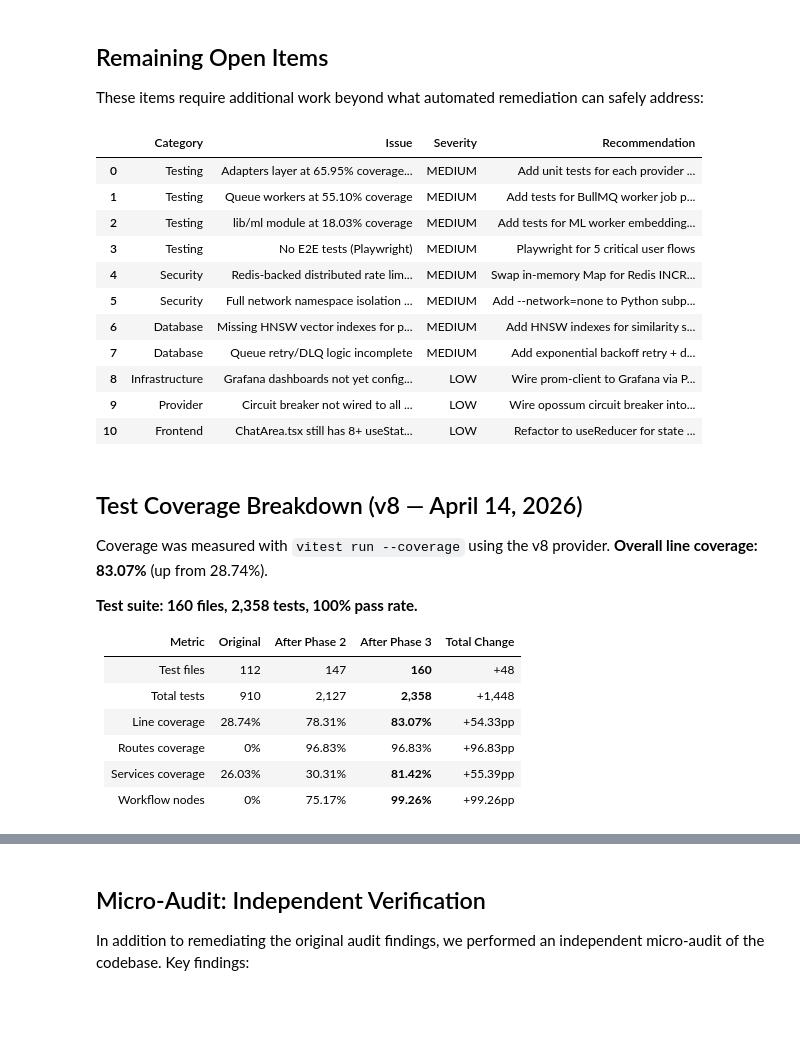
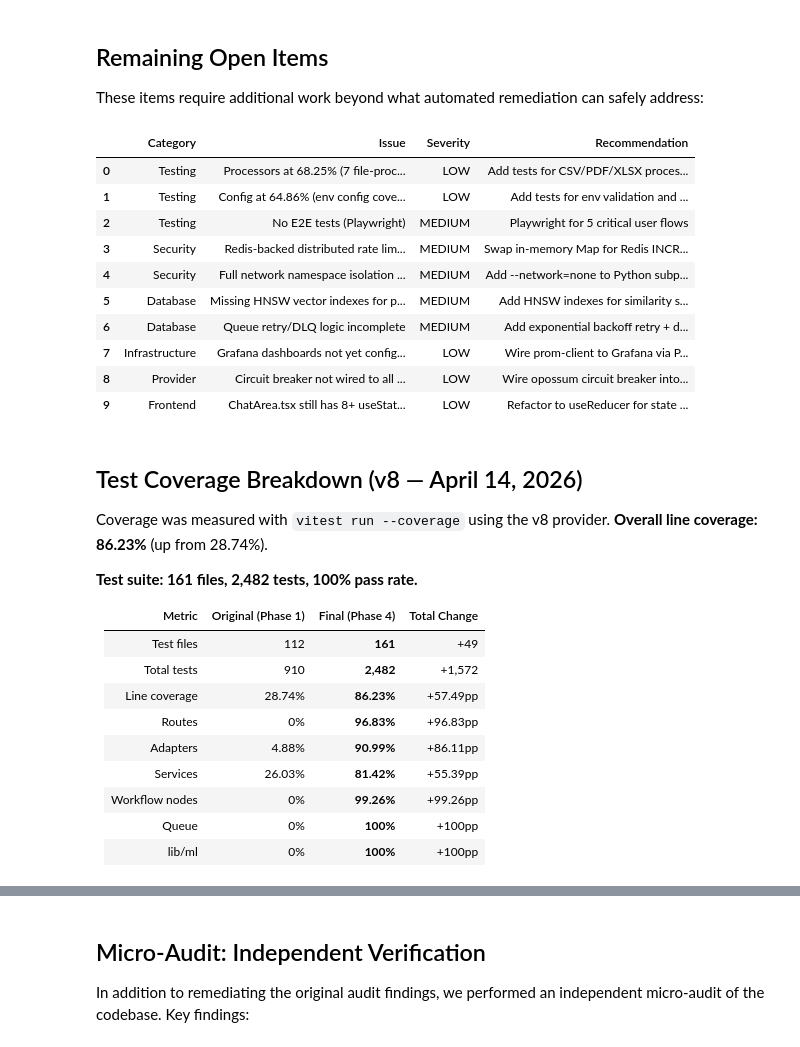
Before and after one commit to Yash-Awasthi/Judica, a Jupyter notebook: AUDIT_REPORT.ipynb, the cells around one changed output, grey strips where cells are left out. Saved outputs shown, nothing was run; the diff lists cells and outputs as text; code cells hidden in the pictures; blank space fills up the shorter version.

```diff
--- a/AUDIT_REPORT.ipynb
+++ b/AUDIT_REPORT.ipynb
@@ -470,7 +468,6 @@ These items require additional work beyond what automated remediation can safely
 # %%
 remaining = pd.DataFrame({
     'Category': [
-        'Testing',
         'Testing',
         'Testing',
         'Testing',
@@ -479,66 +476,66 @@ remaining = pd.DataFrame({
         'Database',
         'Database',
         'Infrastructure',
         'Provider',
         'Frontend'
     ],
     'Issue': [
-        'Adapters layer at 65.95% coverage (target: 80%)',
-        'Queue workers at 55.10% coverage',
-        'lib/ml module at 18.03% coverage',
+        'Processors at 68.25% (7 file-processing modules)',
+        'Config at 64.86% (env config coverage)',
         'No E2E tests (Playwright)',
         'Redis-backed distributed rate limiting for production',
         'Full network namespace isolation for Python sandbox',
         'Missing HNSW vector indexes for pgvector',
         'Queue retry/DLQ logic incomplete',
         'Grafana dashboards not yet configured',
         'Circuit breaker not wired to all adapter call paths',
         'ChatArea.tsx still has 8+ useState (useReducer recommended)'
     ],
-    'Severity': ['MEDIUM', 'MEDIUM', 'MEDIUM', 'MEDIUM', 'MEDIUM', 'MEDIUM', 'MEDIUM', 'MEDIUM', 'LOW', 'LOW', 'LOW'],
+    'Severity': ['LOW', 'LOW', 'MEDIUM', 'MEDIUM', 'MEDIUM', 'MEDIUM', 'MEDIUM', 'LOW', 'LOW', 'LOW'],
     'Recommendation': [
-        'Add unit tests for each provider adapter call/stream methods',
-        'Add tests for BullMQ worker job processing',
-        'Add tests for ML worker embedding logic',
+        'Add tests for CSV/PDF/XLSX processing handlers',
+        'Add tests for env validation and config loading',
         'Playwright for 5 critical user flows',
         'Swap in-memory Map for Redis INCR in rate limiter',
         'Add --network=none to Python subprocess or use Docker isolation',
         'Add HNSW indexes for similarity search performance',
         'Add exponential backoff retry + dead letter queue',
         'Wire prom-client to Grafana via Prometheus scrape',
         'Wire opossum circuit breaker into adapter fetch paths',
         'Refactor to useReducer for state consolidation'
     ]
 })
 remaining
 # %% [output]
 |  | Category | Issue | Severity | Recommendation |
-| 0 | Testing | Adapters layer at 65.95% coverage... | MEDIUM | Add unit tests for each provider ... |
-| 1 | Testing | Queue workers at 55.10% coverage | MEDIUM | Add tests for BullMQ worker job p... |
-| 2 | Testing | lib/ml module at 18.03% coverage | MEDIUM | Add tests for ML worker embedding... |
-| 3 | Testing | No E2E tests (Playwright) | MEDIUM | Playwright for 5 critical user flows |
-| 4 | Security | Redis-backed distributed rate lim... | MEDIUM | Swap in-memory Map for Redis INCR... |
-| 5 | Security | Full network namespace isolation ... | MEDIUM | Add --network=none to Python subp... |
-| 6 | Database | Missing HNSW vector indexes for p... | MEDIUM | Add HNSW indexes for similarity s... |
-| 7 | Database | Queue retry/DLQ logic incomplete | MEDIUM | Add exponential backoff retry + d... |
-| 8 | Infrastructure | Grafana dashboards not yet config... | LOW | Wire prom-client to Grafana via P... |
-| 9 | Provider | Circuit breaker not wired to all ... | LOW | Wire opossum circuit breaker into... |
-| 10 | Frontend | ChatArea.tsx still has 8+ useStat... | LOW | Refactor to useReducer for state ... |
+| 0 | Testing | Processors at 68.25% (7 file-proc... | LOW | Add tests for CSV/PDF/XLSX proces... |
+| 1 | Testing | Config at 64.86% (env config cove... | LOW | Add tests for env validation and ... |
+| 2 | Testing | No E2E tests (Playwright) | MEDIUM | Playwright for 5 critical user flows |
+| 3 | Security | Redis-backed distributed rate lim... | MEDIUM | Swap in-memory Map for Redis INCR... |
+| 4 | Security | Full network namespace isolation ... | MEDIUM | Add --network=none to Python subp... |
+| 5 | Database | Missing HNSW vector indexes for p... | MEDIUM | Add HNSW indexes for similarity s... |
+| 6 | Database | Queue retry/DLQ logic incomplete | MEDIUM | Add exponential backoff retry + d... |
+| 7 | Infrastructure | Grafana dashboards not yet config... | LOW | Wire prom-client to Grafana via P... |
+| 8 | Provider | Circuit breaker not wired to all ... | LOW | Wire opossum circuit breaker into... |
+| 9 | Frontend | ChatArea.tsx still has 8+ useStat... | LOW | Refactor to useReducer for state ... |
 # %% [markdown]
 ## Test Coverage Breakdown (v8 — April 14, 2026)
 
-Coverage was measured with `vitest run --coverage` using the v8 provider. **Overall line coverage: 83.07%** (up from 28.74%).
+Coverage was measured with `vitest run --coverage` using the v8 provider. **Overall line coverage: 86.23%** (up from 28.74%).
 
-**Test suite: 160 files, 2,358 tests, 100% pass rate.**
+**Test suite: 161 files, 2,482 tests, 100% pass rate.**
 
-| Metric | Original | After Phase 2 | After Phase 3 | Total Change |
-|--------|----------|---------------|---------------|-------------|
-| Test files | 112 | 147 | **160** | +48 |
-| Total tests | 910 | 2,127 | **2,358** | +1,448 |
-| Line coverage | 28.74% | 78.31% | **83.07%** | +54.33pp |
-| Routes coverage | 0% | 96.83% | 96.83% | +96.83pp |
-| Services coverage | 26.03% | 30.31% | **81.42%** | +55.39pp |
-| Workflow nodes | 0% | 75.17% | **99.26%** | +99.26pp |
+| Metric | Original (Phase 1) | Final (Phase 4) | Total Change |
+|--------|-------------------|-----------------|-------------|
+| Test files | 112 | **161** | +49 |
+| Total tests | 910 | **2,482** | +1,572 |
+| Line coverage | 28.74% | **86.23%** | +57.49pp |
+| Routes | 0% | **96.83%** | +96.83pp |
+| Adapters | 4.88% | **90.99%** | +86.11pp |
+| Services | 26.03% | **81.42%** | +55.39pp |
+| Workflow nodes | 0% | **99.26%** | +99.26pp |
+| Queue | 0% | **100%** | +100pp |
+| lib/ml | 0% | **100%** | +100pp |
 # %%
 coverage_gaps = pd.DataFrame({
     'Module': [
```
Also changed, not shown: parts of 4 cells of this notebook, 6 other files.
